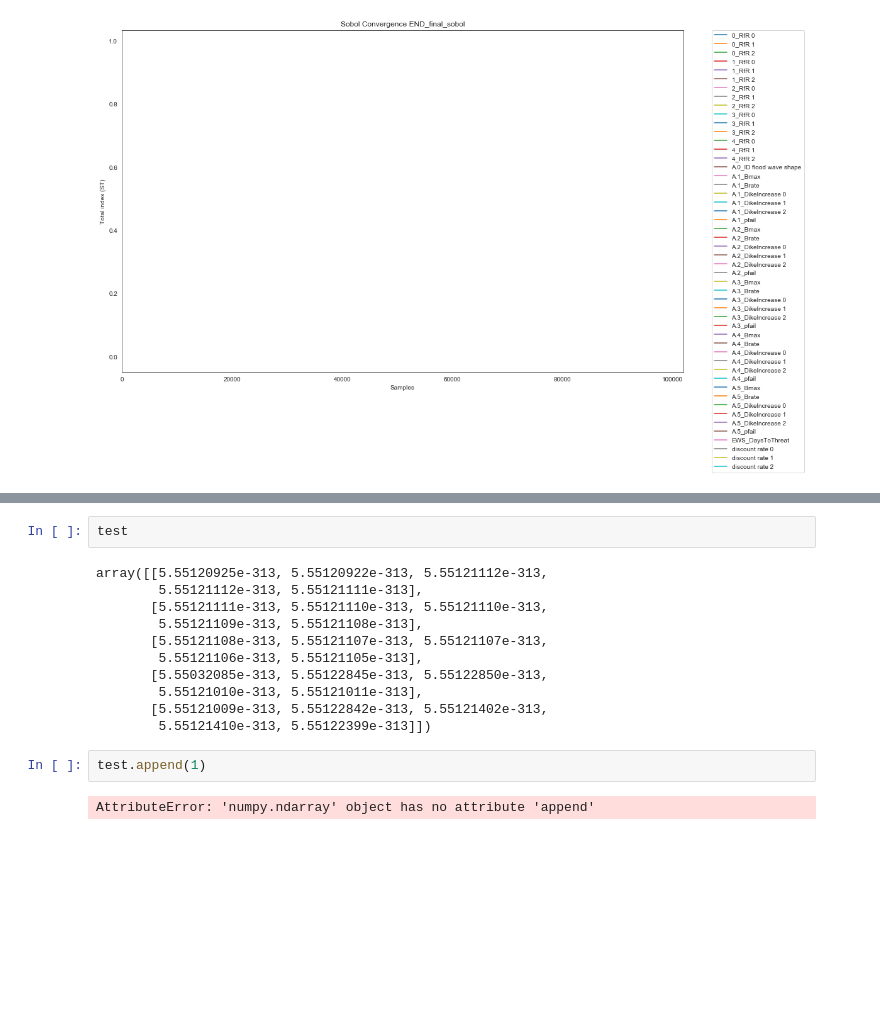
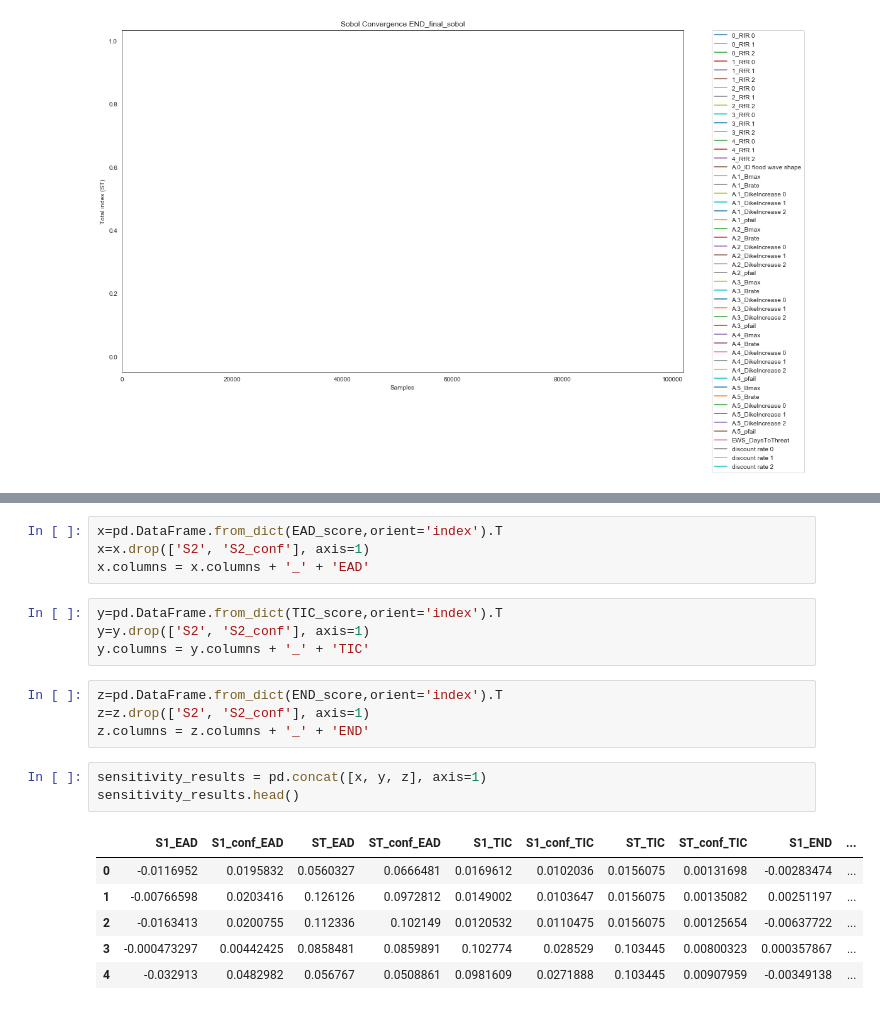
Before and after one commit to itjallingii/sassy_lion, a Jupyter notebook: SensitivityAnalysisSobol/sensitivity_analysis_grp1.ipynb, the cells around one changed output, grey strips where cells are left out. Cells and saved outputs as stored; diff of their text form; blank space fills up the shorter version.

```diff
--- a/SensitivityAnalysisSobol/sensitivity_analysis_grp1.ipynb
+++ b/SensitivityAnalysisSobol/sensitivity_analysis_grp1.ipynb
@@ -270,17 +192,22 @@ test = np.empty(shape=(5,5))
-# %%
-test
-# %% [output]
-array([[5.55120925e-313, 5.55120922e-313, 5.55121112e-313,
-        5.55121112e-313, 5.55121111e-313],
-       [5.55121111e-313, 5.55121110e-313, 5.55121110e-313,
-        5.55121109e-313, 5.55121108e-313],
-       [5.55121108e-313, 5.55121107e-313, 5.55121107e-313,
-        5.55121106e-313, 5.55121105e-313],
-       [5.55032085e-313, 5.55122845e-313, 5.55122850e-313,
-        5.55121010e-313, 5.55121011e-313],
-       [5.55121009e-313, 5.55122842e-313, 5.55121402e-313,
-        5.55121410e-313, 5.55122399e-313]])
-# %%
-test.append(1)
-# %% [output]
-AttributeError: 'numpy.ndarray' object has no attribute 'append'
+# %%
+x=pd.DataFrame.from_dict(EAD_score,orient='index').T
+x=x.drop(['S2', 'S2_conf'], axis=1)
+x.columns = x.columns + '_' + 'EAD'
+# %%
+y=pd.DataFrame.from_dict(TIC_score,orient='index').T
+y=y.drop(['S2', 'S2_conf'], axis=1)
+y.columns = y.columns + '_' + 'TIC'
+# %%
+z=pd.DataFrame.from_dict(END_score,orient='index').T
+z=z.drop(['S2', 'S2_conf'], axis=1)
+z.columns = z.columns + '_' + 'END'
+# %%
+sensitivity_results = pd.concat([x, y, z], axis=1)
+sensitivity_results.head()
+# %% [output]
+|  | S1_EAD | S1_conf_EAD | ST_EAD | ST_conf_EAD | S1_TIC | S1_conf_TIC | ST_TIC | ST_conf_TIC | S1_END | ... |
+| 0 | -0.0116952 | 0.0195832 | 0.0560327 | 0.0666481 | 0.0169612 | 0.0102036 | 0.0156075 | 0.00131698 | -0.00283474 | ... |
+| 1 | -0.00766598 | 0.0203416 | 0.126126 | 0.0972812 | 0.0149002 | 0.0103647 | 0.0156075 | 0.00135082 | 0.00251197 | ... |
+| 2 | -0.0163413 | 0.0200755 | 0.112336 | 0.102149 | 0.0120532 | 0.0110475 | 0.0156075 | 0.00125654 | -0.00637722 | ... |
+| 3 | -0.000473297 | 0.00442425 | 0.0858481 | 0.0859891 | 0.102774 | 0.028529 | 0.103445 | 0.00800323 | 0.000357867 | ... |
+| 4 | -0.032913 | 0.0482982 | 0.056767 | 0.0508861 | 0.0981609 | 0.0271888 | 0.103445 | 0.00907959 | -0.00349138 | ... |
```
Also changed, not shown: parts of 12 cells of this notebook.
